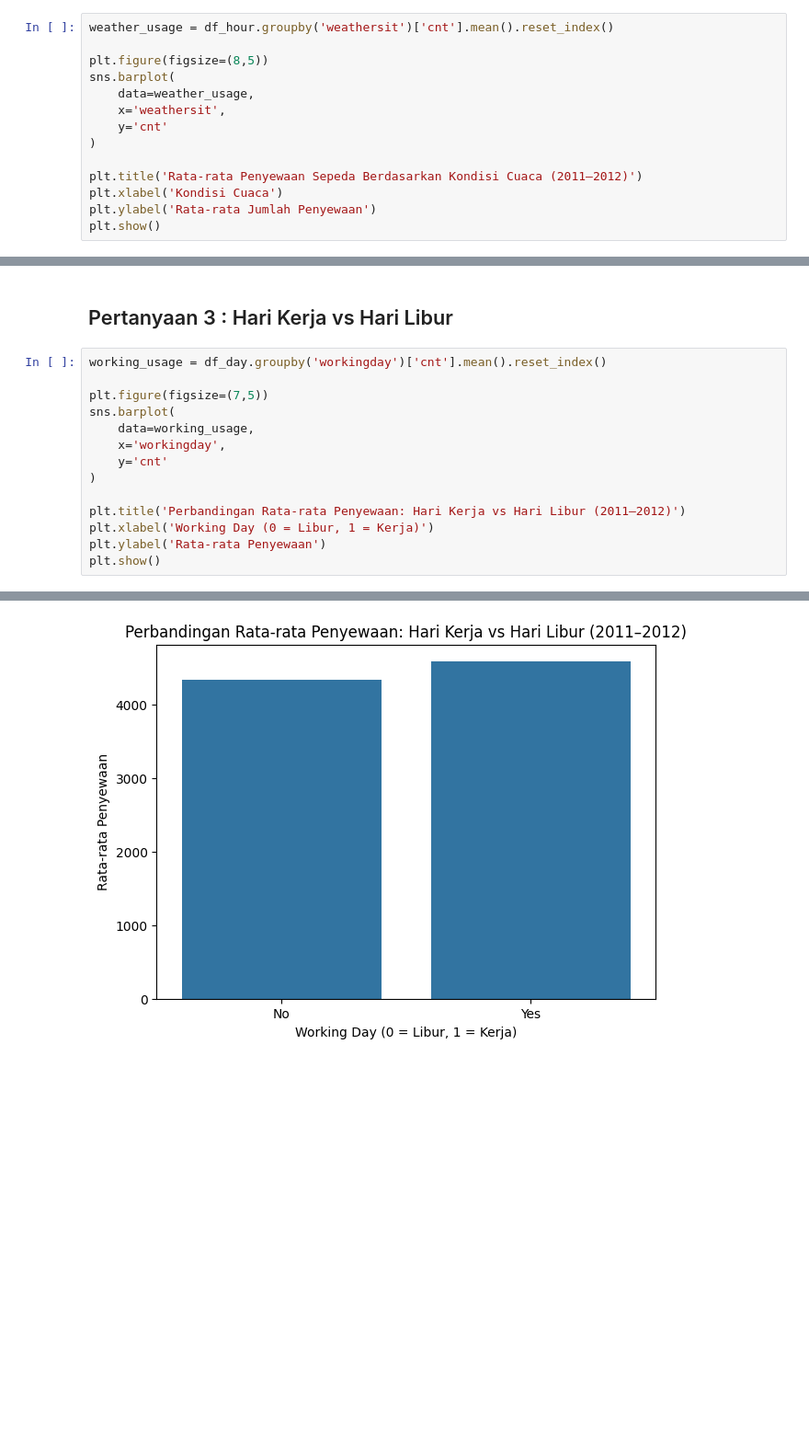
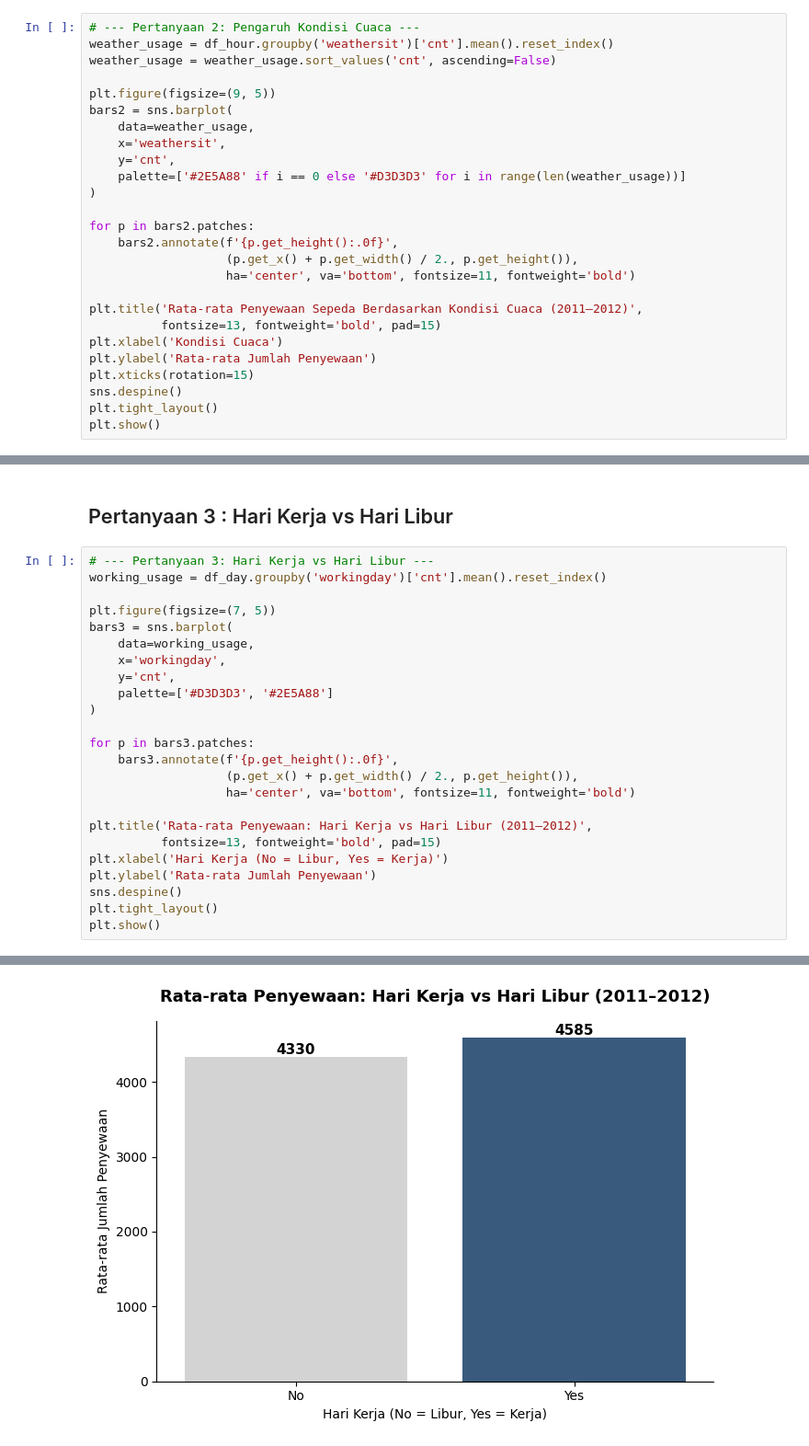
Before and after one commit to Nntandhyp/bike-dashboard, a Jupyter notebook: Proyek_Analisis_Data.ipynb, the cells around one changed output, grey strips where cells are left out. Shown at 92% size. Saved outputs shown, nothing was run; the diff lists cells and outputs as text; blank space fills up the shorter version.

```diff
--- a/Proyek_Analisis_Data.ipynb
+++ b/Proyek_Analisis_Data.ipynb
@@ -352,15 +448,27 @@ Rata-rata penyewaan sepeda menunjukkan pola yang jelas berdasarkan waktu dalam s
 # %%
+# --- Pertanyaan 2: Pengaruh Kondisi Cuaca ---
 weather_usage = df_hour.groupby('weathersit')['cnt'].mean().reset_index()
+weather_usage = weather_usage.sort_values('cnt', ascending=False)
 
-plt.figure(figsize=(8,5))
-sns.barplot(
+plt.figure(figsize=(9, 5))
+bars2 = sns.barplot(
     data=weather_usage,
     x='weathersit',
-    y='cnt'
+    y='cnt',
+    palette=['#2E5A88' if i == 0 else '#D3D3D3' for i in range(len(weather_usage))]
 )
 
-plt.title('Rata-rata Penyewaan Sepeda Berdasarkan Kondisi Cuaca (2011–2012)')
+for p in bars2.patches:
+    bars2.annotate(f'{p.get_height():.0f}',
+                   (p.get_x() + p.get_width() / 2., p.get_height()),
+                   ha='center', va='bottom', fontsize=11, fontweight='bold')
+
+plt.title('Rata-rata Penyewaan Sepeda Berdasarkan Kondisi Cuaca (2011–2012)',
+          fontsize=13, fontweight='bold', pad=15)
 plt.xlabel('Kondisi Cuaca')
 plt.ylabel('Rata-rata Jumlah Penyewaan')
+plt.xticks(rotation=15)
+sns.despine()
+plt.tight_layout()
 plt.show()
 # %% [output]
@@ -372,17 +483,27 @@ Kondisi cuaca memiliki pengaruh signifikan terhadap rata-rata jumlah penyewaan s
 # %% [markdown]
 ## Pertanyaan 3 : Hari Kerja vs Hari Libur
 # %%
+# --- Pertanyaan 3: Hari Kerja vs Hari Libur ---
 working_usage = df_day.groupby('workingday')['cnt'].mean().reset_index()
 
-plt.figure(figsize=(7,5))
-sns.barplot(
+plt.figure(figsize=(7, 5))
+bars3 = sns.barplot(
     data=working_usage,
     x='workingday',
-    y='cnt'
+    y='cnt',
+    palette=['#D3D3D3', '#2E5A88']
 )
 
-plt.title('Perbandingan Rata-rata Penyewaan: Hari Kerja vs Hari Libur (2011–2012)')
-plt.xlabel('Working Day (0 = Libur, 1 = Kerja)')
-plt.ylabel('Rata-rata Penyewaan')
+for p in bars3.patches:
+    bars3.annotate(f'{p.get_height():.0f}',
+                   (p.get_x() + p.get_width() / 2., p.get_height()),
+                   ha='center', va='bottom', fontsize=11, fontweight='bold')
+
+plt.title('Rata-rata Penyewaan: Hari Kerja vs Hari Libur (2011–2012)',
+          fontsize=13, fontweight='bold', pad=15)
+plt.xlabel('Hari Kerja (No = Libur, Yes = Kerja)')
+plt.ylabel('Rata-rata Jumlah Penyewaan')
+sns.despine()
+plt.tight_layout()
 plt.show()
 # %% [output]
@@ -389 +513 @@ plt.show()
-[figure, old version]
+[figure, new version]
```
Also changed, not shown: parts of 88 cells of this notebook, 6 other files.
